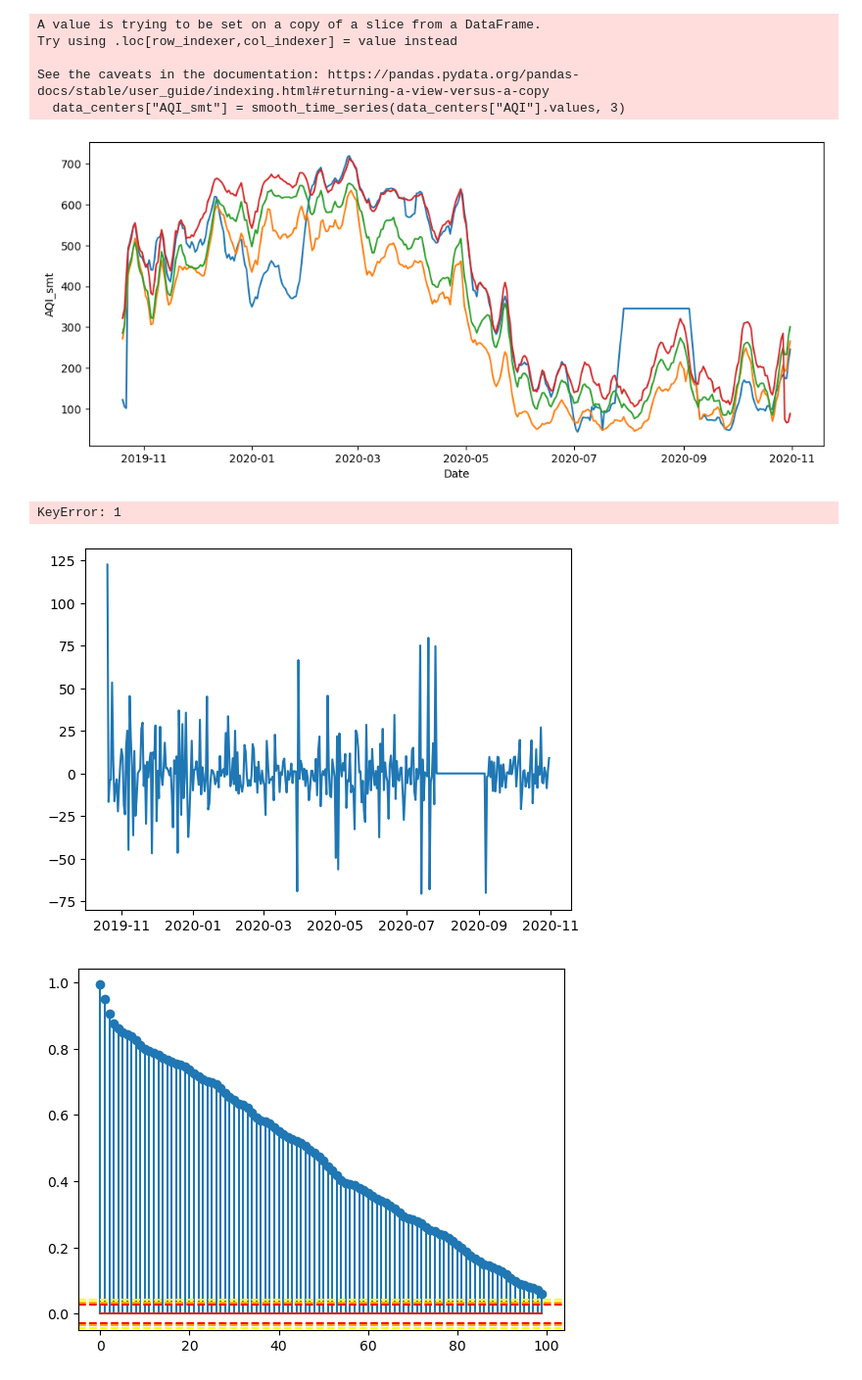
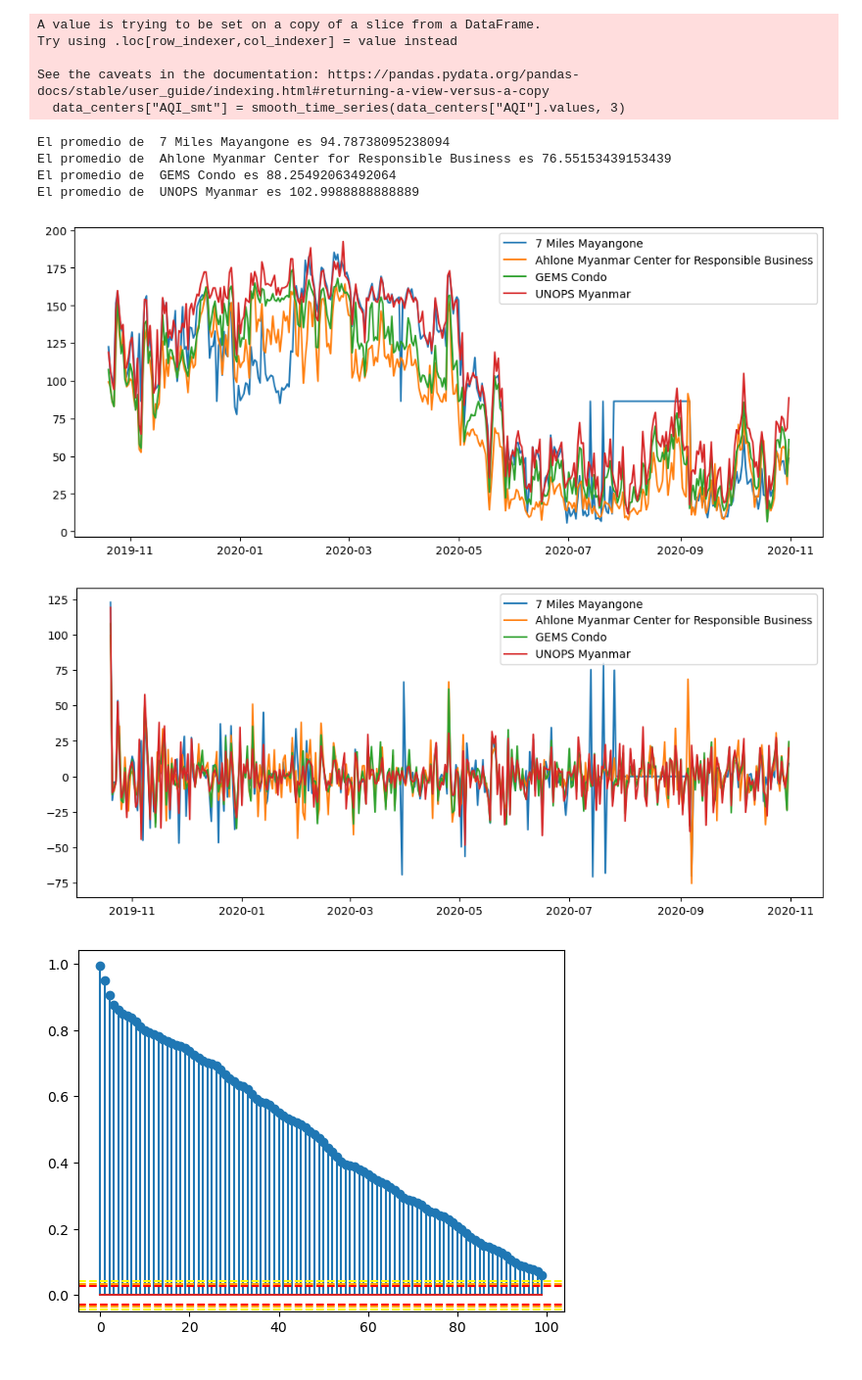
Before and after one commit to V-ivan11/Time-series, a Jupyter notebook: Tareas/4 - EDA en Series de Tiempo.ipynb, the cells around one changed output. Shown at 98% size. Cells and saved outputs as stored; diff of their text form; code cells hidden in the pictures.

```diff
--- a/Tareas/4 - EDA en Series de Tiempo.ipynb
+++ b/Tareas/4 - EDA en Series de Tiempo.ipynb
@@ -176,26 +158,36 @@ See the caveats in the documentation: https://pandas.pydata.org/pandas-docs/stab
 # %%
 plt.figure(figsize=(12,5))
 for i, col in enumerate(centers):
-    sns.lineplot(data = data_centers[data_centers["Center"] == col],
-        x = "Date", y="AQI_smt")
+    print("El promedio de ", col, "es", data_centers[data_centers["Center"] == col]["AQI"].mean())
+    plt.plot(data_centers[data_centers["Center"] == col]["Date"],
+    data_centers[data_centers["Center"] == col]["AQI"],
+    label = col, linestyle="-")
+plt.legend()
+plt.show()
 # %% [output]
+El promedio de  7 Miles Mayangone es 94.78738095238094
+El promedio de  Ahlone Myanmar Center for Responsible Business es 76.55153439153439
+El promedio de  GEMS Condo es 88.25492063492064
+El promedio de  UNOPS Myanmar es 102.9988888888889
-[figure, old version]
+[figure, new version]
 # %%
+plt.figure(figsize=(12,5))
 centers = data_centers["Center"].unique()
 
 for i in centers:
     center_t = data_centers[data_centers["Center"] == i]
-    center = center_t["AQI"]
+    center = center_t["AQI"].values
     center_smt = np.zeros(len(center))
-    for t, j in enumerate(center.values):
+    for t, j in enumerate(center):
         if t != 0:
             center_smt[t] = center[t] - center[t-1]
         else:
             center_smt[t] = j
-    plt.plot(center_t["Date"], center_smt)
+    plt.plot(center_t["Date"], center_smt, label = i)
+plt.legend()
+plt.show()
 # %% [output]
-KeyError: 1
-[figure, old version]
+[figure, new version]
 # %%
 def crossvariance(
     time_series_1: pd.Series,
```
Also changed, not shown: parts of 2 cells of this notebook.
